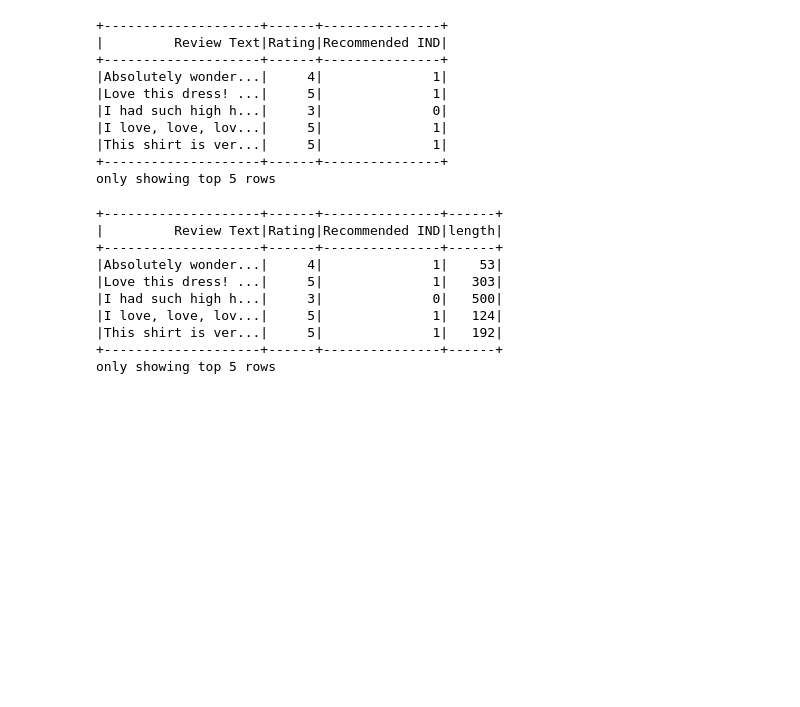
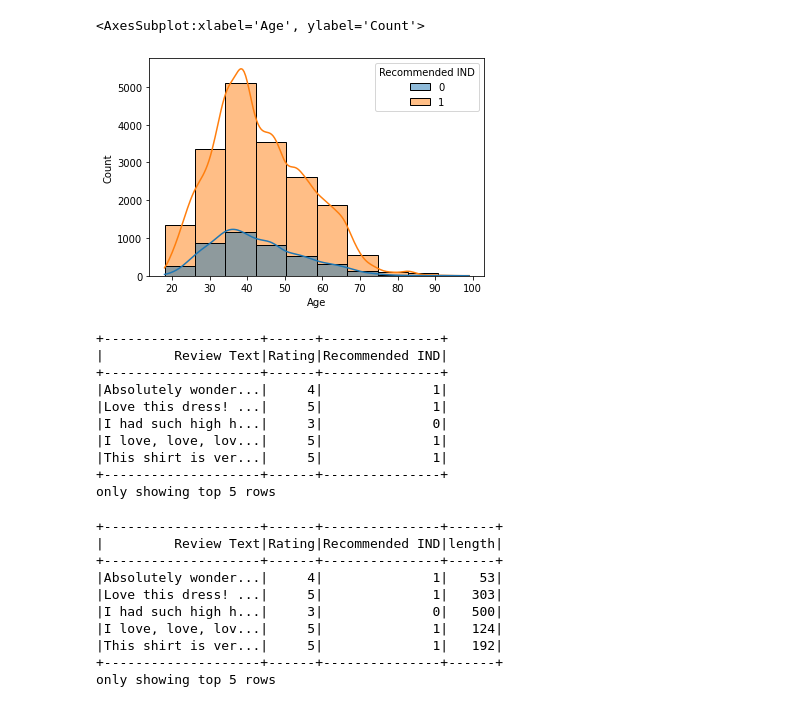
Before and after one commit to hieplk97/Data-Science, a Jupyter notebook: 08 Big Data in Machine Learning/Excercise/Final Exam/Ex1 Classification - Women's E-Commerce Clothing Reviews.ipynb, the cells around one changed output. Drawn from its saved outputs; the diff is of its cells as text; code cells hidden in the pictures; blank space fills up the shorter version.

```diff
--- a/08 Big Data in Machine Learning/Excercise/Final Exam/Ex1 Classification - Women's E-Commerce Clothing Reviews.ipynb
+++ b/08 Big Data in Machine Learning/Excercise/Final Exam/Ex1 Classification - Women's E-Commerce Clothing Reviews.ipynb
@@ -38,3 +58,8 @@ pd_data = pd_data.dropna()
+# %%
+sns.histplot(data=pd_data, x='Age',color='navy', kde=True, bins=10, hue='Recommended IND')
+# %% [output]
+<AxesSubplot:xlabel='Age', ylabel='Count'>
+[figure, added]
 # %%
 data = spark.createDataFrame(pd_data)
 # %%
```
Also changed, not shown: parts of 7 cells of this notebook.
